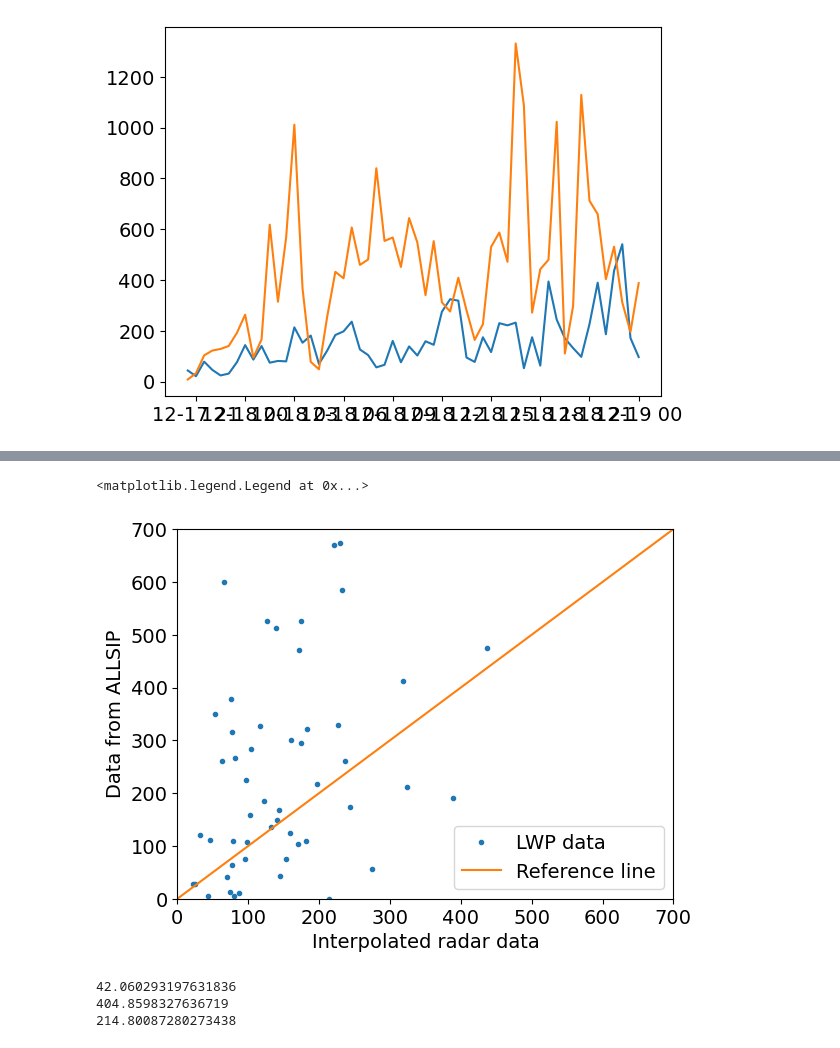
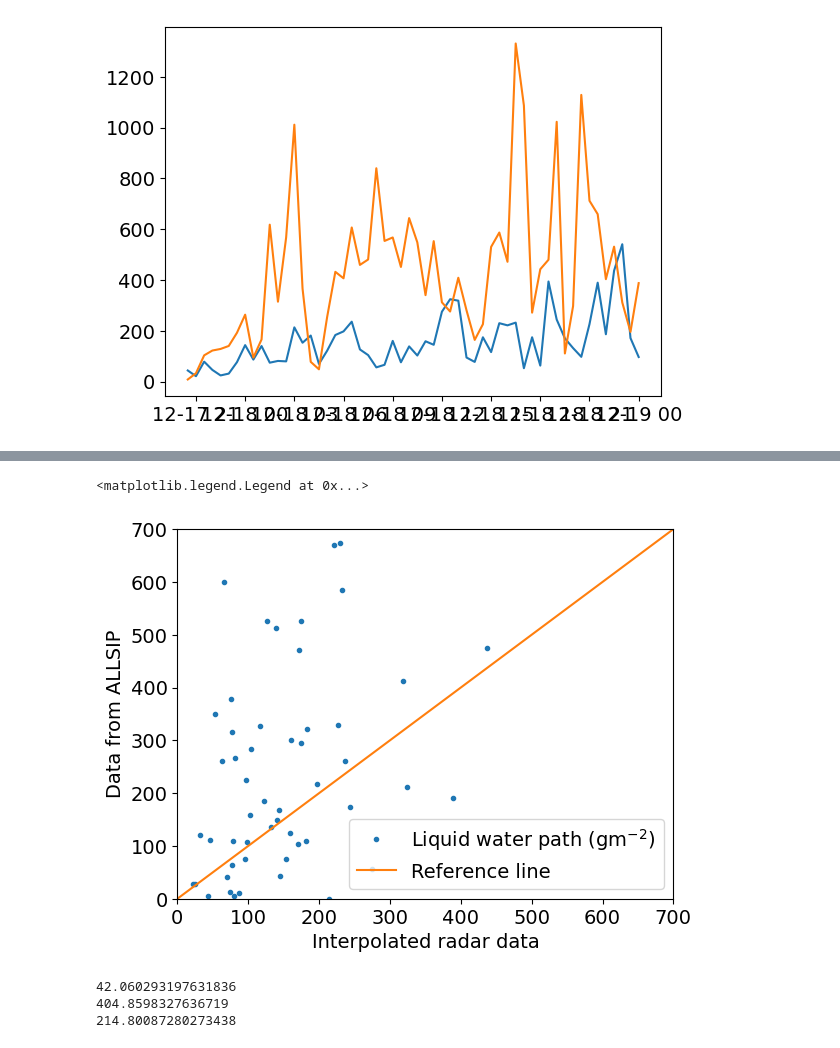
Before and after one commit to eliotperrin/Mixed-phase-cloud-with-CR-SIM, a Jupyter notebook: lwp difference.ipynb, the cells around one changed output, grey strips where cells are left out. Cells and saved outputs as stored; diff of their text form; code cells hidden in the pictures.

```diff
--- a/lwp difference.ipynb
+++ b/lwp difference.ipynb
@@ -265,18 +265,18 @@ plt.legend()
 # %%
 line = np.arange(700)
 
-plt.plot(interp_LWP_data, lwpCNT_allsip, '.', label='LWP data')
+plt.plot(interp_LWP_data, lwpCNT_allsip, '.', label=r'Liquid water path (gm$^{-2}$)')
 plt.plot(line, line, label='Reference line')
 
 plt.xlim(0, 700)
 plt.ylim(0, 700)
 
 plt.xlabel('Interpolated radar data')
 plt.ylabel('Data from ALLSIP')
 plt.legend()
 # %% [output]
 <matplotlib.legend.Legend at 0x...>
-[figure, old version]
+[figure, new version]
 # %%
 plt.figure()
 
```
Also changed, not shown: parts of 1 cell of this notebook.
